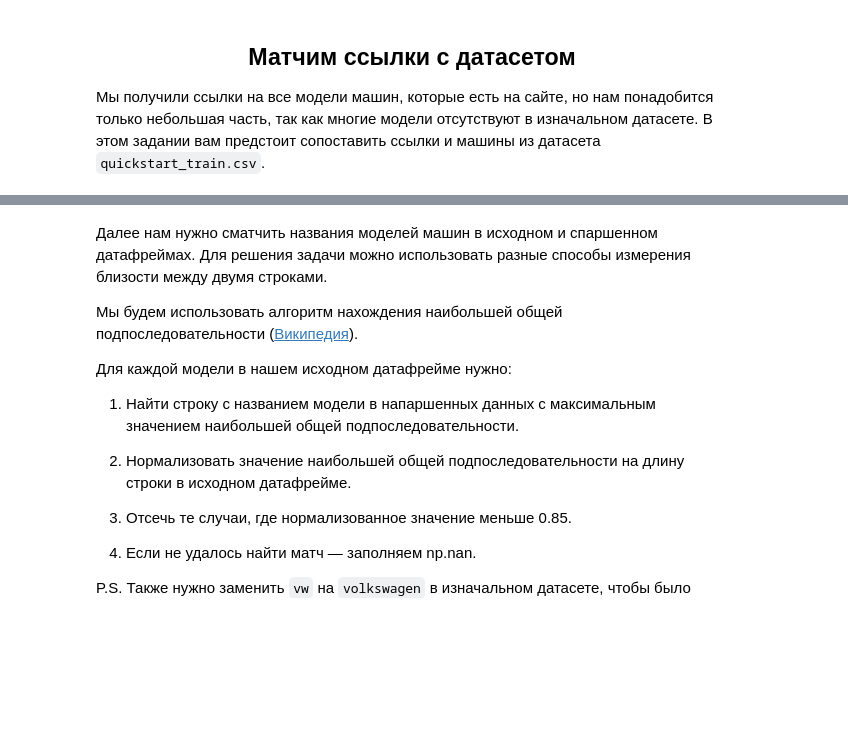
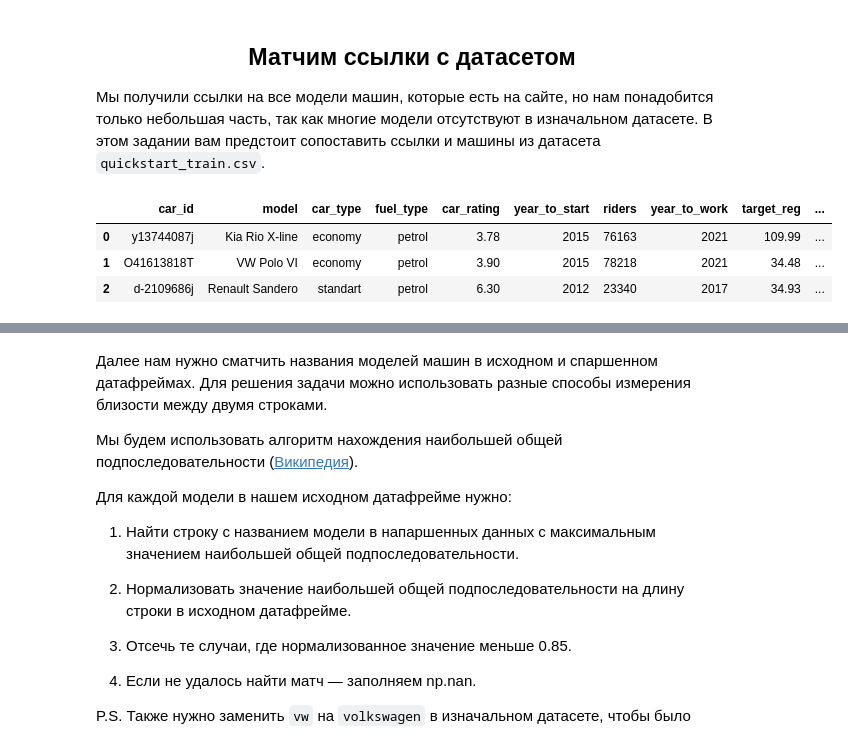
Before and after one commit to Katrin-Pochtar/Kaggle, a Jupyter notebook: Почтар_Катрин_Викторовна_Соревновательный_DS.ipynb, the cells around one changed output, grey strips where cells are left out. Cells and saved outputs as stored; diff of their text form; code cells hidden in the pictures; blank space fills up the shorter version.

```diff
--- a/Почтар_Катрин_Викторовна_Соревновательный_DS.ipynb
+++ b/Почтар_Катрин_Викторовна_Соревновательный_DS.ipynb
@@ -1532,10 +1550,15 @@ df_links.head()
 # %%
 import pandas as pd
 
 path = 'https://stepik.org/media/attachments/lesson/866758/quickstart_train.csv'
 
-df_qs = pd.read_csv(path)
-df_qs.head(3)
+df = pd.read_csv(path)
+df.head(3)
+# %% [output]
+|  | car_id | model | car_type | fuel_type | car_rating | year_to_start | riders | year_to_work | target_reg | ... |
+| 0 | y13744087j | Kia Rio X-line | economy | petrol | 3.78 | 2015 | 76163 | 2021 | 109.99 | ... |
+| 1 | O41613818T | VW Polo VI | economy | petrol | 3.90 | 2015 | 78218 | 2021 | 34.48 | ... |
+| 2 | d-2109686j | Renault Sandero | standart | petrol | 6.30 | 2012 | 23340 | 2017 | 34.93 | ... |
 # %% [markdown]
 <left> <img src='https://github.com/PeMikj/images/blob/main/images/image7.png?raw=true' width="750" >
 <left> <img src='https://github.com/PeMikj/images/blob/main/images/image8.png?raw=true' width="300" >
```
Also changed, not shown: parts of 18 cells of this notebook.
